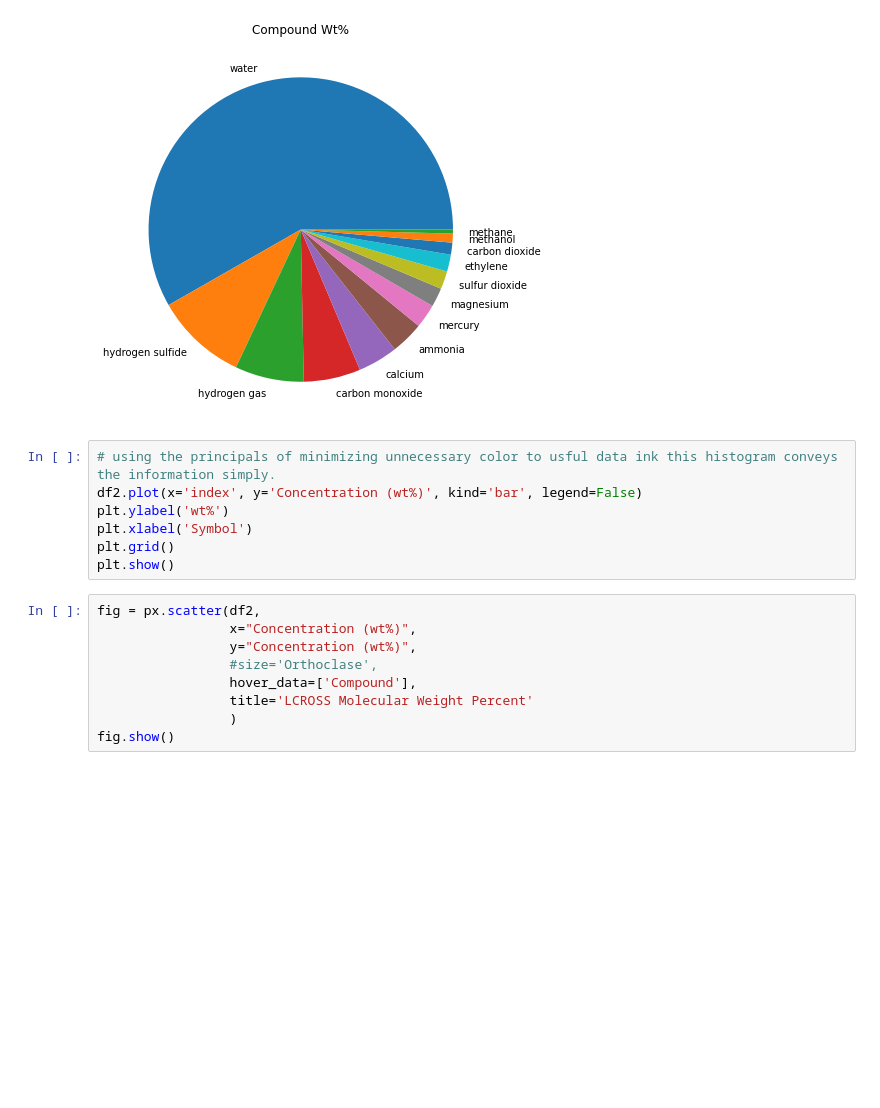
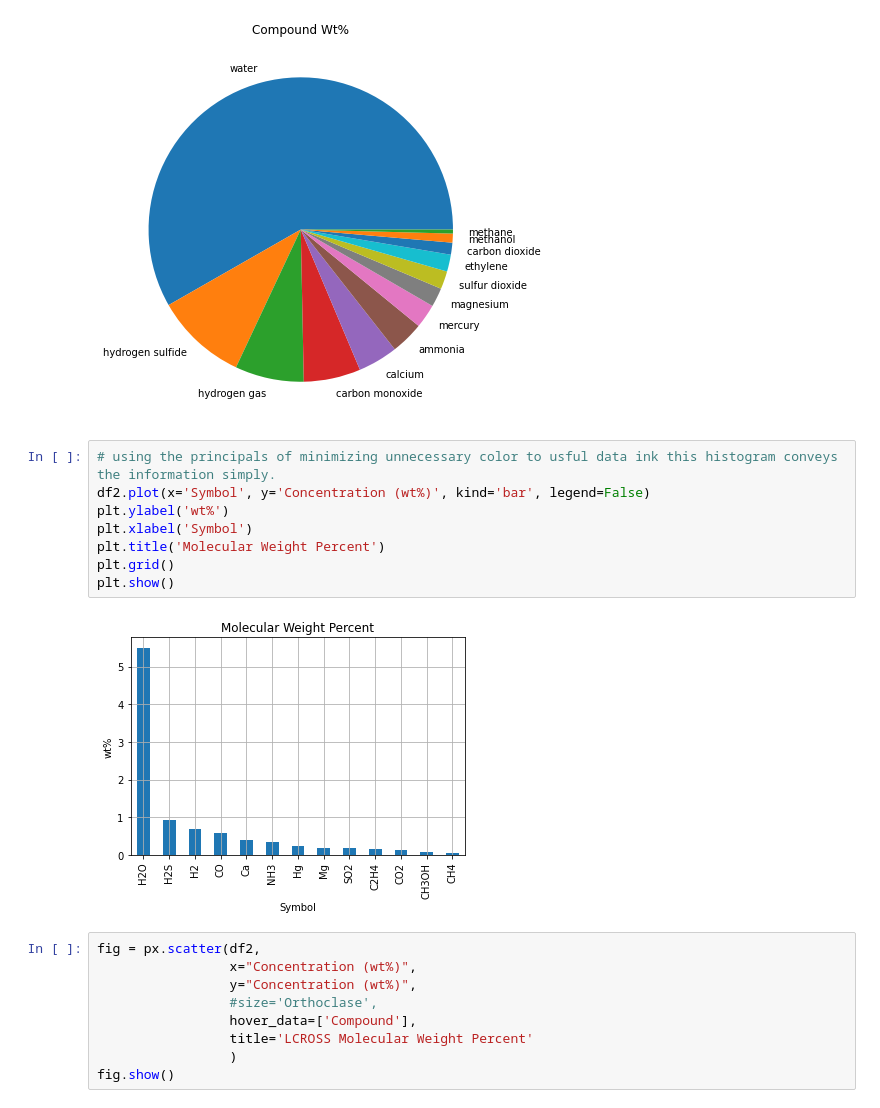
Before and after one commit to denizd1/GEOL557_Project, a Jupyter notebook: notebooks/Week4_Group_Project_LCROSS_and_DEM_Illum_Display.ipynb, the cells around one changed output. Saved outputs shown, nothing was run; the diff lists cells and outputs as text; blank space fills up the shorter version.

```diff
--- a/notebooks/Week4_Group_Project_LCROSS_and_DEM_Illum_Display.ipynb
+++ b/notebooks/Week4_Group_Project_LCROSS_and_DEM_Illum_Display.ipynb
@@ -82,11 +82,14 @@ plt.show()
 [figure]
 # %%
 # using the principals of minimizing unnecessary color to usful data ink this histogram conveys the information simply.
-df2.plot(x='index', y='Concentration (wt%)', kind='bar', legend=False)
+df2.plot(x='Symbol', y='Concentration (wt%)', kind='bar', legend=False)
 plt.ylabel('wt%')
 plt.xlabel('Symbol')
+plt.title('Molecular Weight Percent')
 plt.grid()
 plt.show()
+# %% [output]
+[figure, added]
 # %%
 fig = px.scatter(df2,
                  x="Concentration (wt%)",
```
Also changed, not shown: parts of 42 cells of this notebook.
